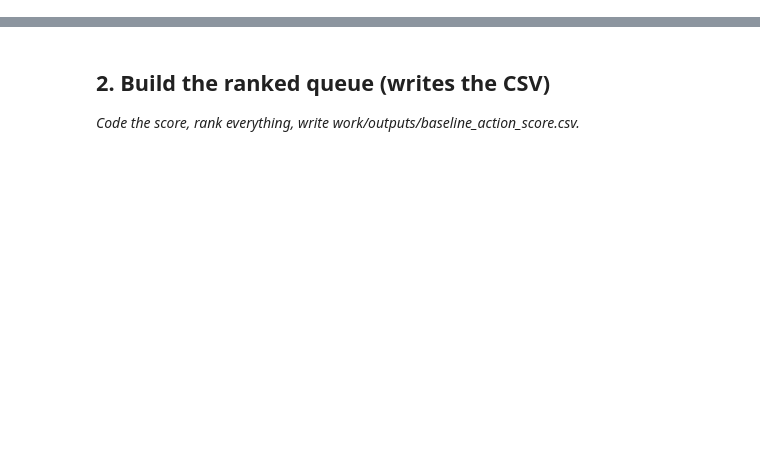
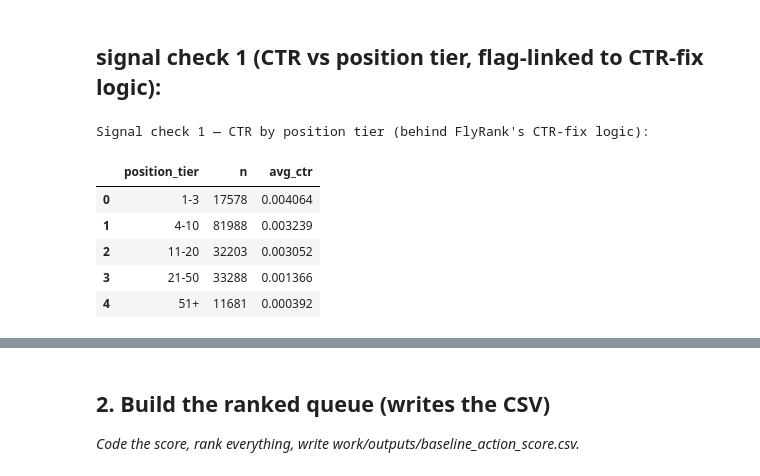
Before and after one commit to sobaannr/FlyRank-Internship, a Jupyter notebook: work/notebooks/w04_baseline_score.ipynb, the cells around one changed output, grey strips where cells are left out. Drawn from its saved outputs; the diff is of its cells as text; code cells hidden in the pictures; blank space fills up the shorter version.

```diff
--- a/work/notebooks/w04_baseline_score.ipynb
+++ b/work/notebooks/w04_baseline_score.ipynb
@@ -15,0 +47,41 @@ This skeleton is yours to fill. Work the sections **in order** — each one has
+# %% [markdown]
+##  signal check 1 (CTR vs position tier, flag-linked to CTR-fix logic):
+# %%
+# This cell is for CODE (numbers, a query, a check).
+# Write your text answer in the cell ABOVE this one — typing sentences here breaks Run All.
+
+ctr_by_tier = con.sql(f"""
+    WITH page_month AS (
+        SELECT content_hash_id,
+               SUM(gsc_impressions) AS impressions,
+               SUM(gsc_clicks) AS clicks,
+               AVG(gsc_avg_position) AS avg_position
+        FROM read_parquet('{WAREHOUSE}/fact_content_daily_performance/month={MONTH}/*.parquet')
+        WHERE gsc_data_available IS TRUE
+        GROUP BY content_hash_id
+        HAVING SUM(gsc_impressions) > 0
+    )
+    SELECT
+        CASE
+            WHEN avg_position <= 3 THEN '1-3'
+            WHEN avg_position <= 10 THEN '4-10'
+            WHEN avg_position <= 20 THEN '11-20'
+            WHEN avg_position <= 50 THEN '21-50'
+            ELSE '51+'
+        END AS position_tier,
+        COUNT(*) AS n,
+        SUM(clicks)::FLOAT / NULLIF(SUM(impressions), 0) AS avg_ctr
+    FROM page_month
+    GROUP BY position_tier
+    ORDER BY MIN(avg_position)
+""").df()
+print("Signal check 1 — CTR by position tier (behind FlyRank's CTR-fix logic):")
+ctr_by_tier
+# %% [output]
+Signal check 1 — CTR by position tier (behind FlyRank's CTR-fix logic):
+|  | position_tier | n | avg_ctr |
+| 0 | 1-3 | 17578 | 0.004064 |
+| 1 | 4-10 | 81988 | 0.003239 |
+| 2 | 11-20 | 32203 | 0.003052 |
+| 3 | 21-50 | 33288 | 0.001366 |
+| 4 | 51+ | 11681 | 0.000392 |
```
Also changed, not shown: parts of 18 cells of this notebook.
